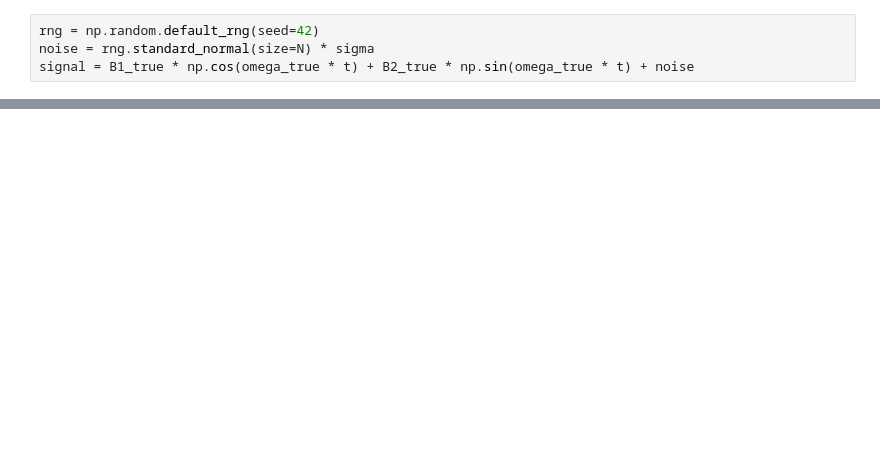
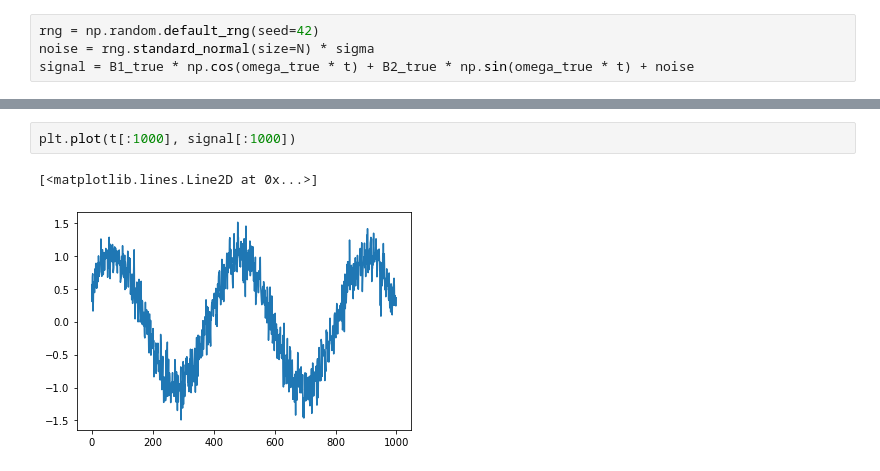
Before and after one commit to jacopok/notes, a Jupyter notebook: ap_third_semester/astrostat_homework/exercise_10.ipynb, the cells around one changed output, grey strips where cells are left out. Cells and saved outputs as stored; diff of their text form; blank space fills up the shorter version.

```diff
--- a/ap_third_semester/astrostat_homework/exercise_10.ipynb
+++ b/ap_third_semester/astrostat_homework/exercise_10.ipynb
@@ -30,0 +42,5 @@ max(R1**2 + R2**2)
+# %%
+plt.plot(t[:1000], signal[:1000])
+# %% [output]
+[<matplotlib.lines.Line2D at 0x...>]
+[figure, added]
```
Also changed, not shown: parts of 6 cells of this notebook, 6 other files.
